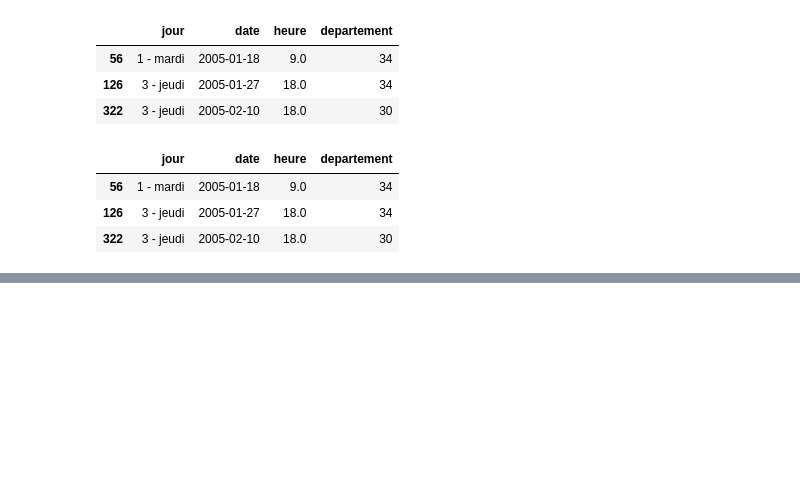
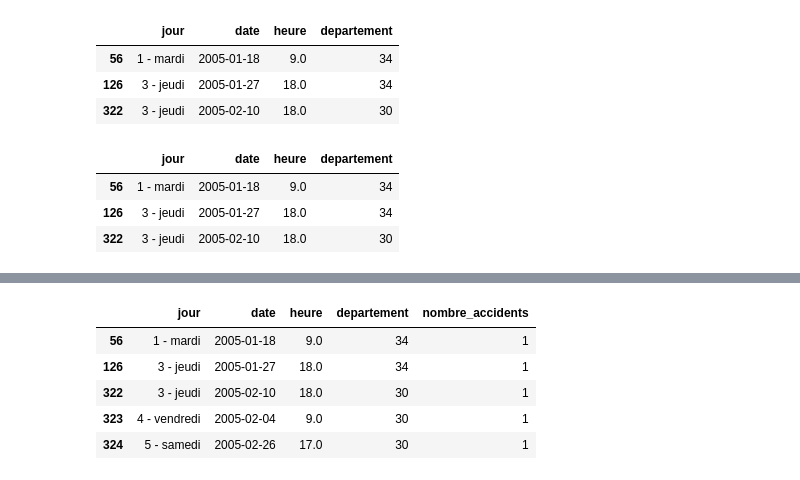
Before and after one commit to WalidKandouci/HMMA307_Modeles_Lineaires_Avances_Cours_4, a Jupyter notebook: Totem.ipynb, the cells around one changed output, grey strips where cells are left out. Drawn from its saved outputs; the diff is of its cells as text; code cells hidden in the pictures; blank space fills up the shorter version.

```diff
--- a/Totem.ipynb
+++ b/Totem.ipynb
@@ -216,0 +223,9 @@ data2["nombre_accidents"] = 1
+# %%
+data2.head()
+# %% [output]
+|  | jour | date | heure | departement | nombre_accidents |
+| 56 | 1 - mardi | 2005-01-18 | 9.0 | 34 | 1 |
+| 126 | 3 - jeudi | 2005-01-27 | 18.0 | 34 | 1 |
+| 322 | 3 - jeudi | 2005-02-10 | 18.0 | 30 | 1 |
+| 323 | 4 - vendredi | 2005-02-04 | 9.0 | 30 | 1 |
+| 324 | 5 - samedi | 2005-02-26 | 17.0 | 30 | 1 |
```
Also changed, not shown: parts of 2 cells of this notebook.
